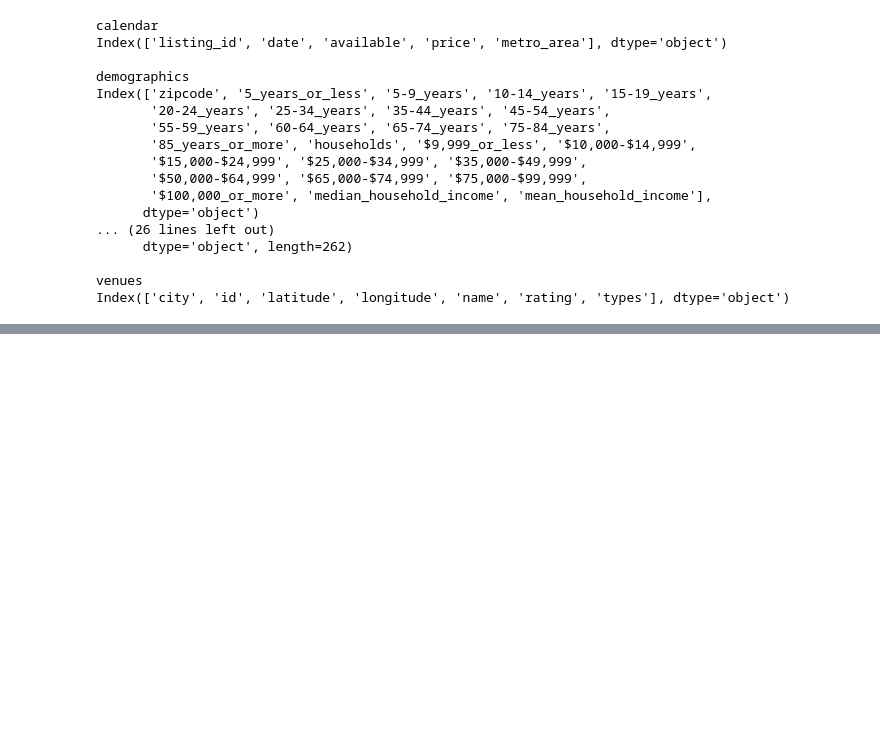
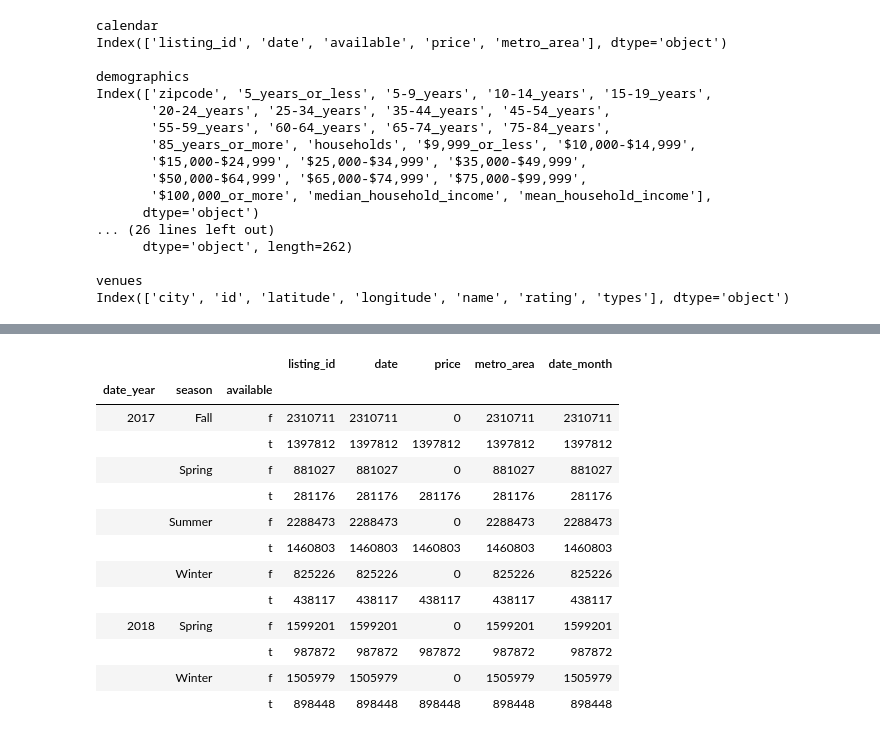
Before and after one commit to terenceneo/Airbnb-NYC-data-study, a Jupyter notebook: AirBnb Data Exploration.ipynb, the cells around one changed output, grey strips where cells are left out. Cells and saved outputs as stored; diff of their text form; code cells hidden in the pictures; blank space fills up the shorter version.

```diff
--- a/AirBnb Data Exploration.ipynb
+++ b/AirBnb Data Exploration.ipynb
@@ -50,0 +187,3 @@ demographics.head()
+# %%
+from datetime import datetime
+calendar_nyc.loc[:,'date_year'] = calendar_nyc.loc[:,"date"].apply(lambda x: x[:4])
@@ -50,0 +213,2 @@ demographics.head()
+# %%
+calendar_nyc.loc[:,'date_month'] = calendar_nyc.loc[:,"date"].apply(lambda x: x[5:7])
@@ -50,0 +219,7 @@ demographics.head()
+# %%
+months = ['12','01','02','03','04','05','06','07','08','09','10','11']
+seasons = ["Winter","Winter","Winter","Spring","Spring","Spring","Summer","Summer","Summer","Fall","Fall","Fall"]
+seasons_dict = dict(list(zip(months,seasons)))
+# %%
+#calendar_nyc.loc[:,"season"] = calendar_nyc.loc[:,"date_month"]
+calendar_nyc["season"] = list(calendar_nyc["season"].map(seasons_dict))
@@ -50,0 +258,17 @@ demographics.head()
+# %%
+calendar_nyc.groupby(['date_year','season','available']).count()
+# %% [output]
+|  |  |  | listing_id | date | price | metro_area | date_month |
+| date_year | season | available |  |  |  |  |  |
+| 2017 | Fall | f | 2310711 | 2310711 | 0 | 2310711 | 2310711 |
+|  |  | t | 1397812 | 1397812 | 1397812 | 1397812 | 1397812 |
+|  | Spring | f | 881027 | 881027 | 0 | 881027 | 881027 |
+|  |  | t | 281176 | 281176 | 281176 | 281176 | 281176 |
+|  | Summer | f | 2288473 | 2288473 | 0 | 2288473 | 2288473 |
+|  |  | t | 1460803 | 1460803 | 1460803 | 1460803 | 1460803 |
+|  | Winter | f | 825226 | 825226 | 0 | 825226 | 825226 |
+|  |  | t | 438117 | 438117 | 438117 | 438117 | 438117 |
+| 2018 | Spring | f | 1599201 | 1599201 | 0 | 1599201 | 1599201 |
+|  |  | t | 987872 | 987872 | 987872 | 987872 | 987872 |
+|  | Winter | f | 1505979 | 1505979 | 0 | 1505979 | 1505979 |
+|  |  | t | 898448 | 898448 | 898448 | 898448 | 898448 |
```
Also changed, not shown: parts of 20 cells of this notebook, 1 other file.
